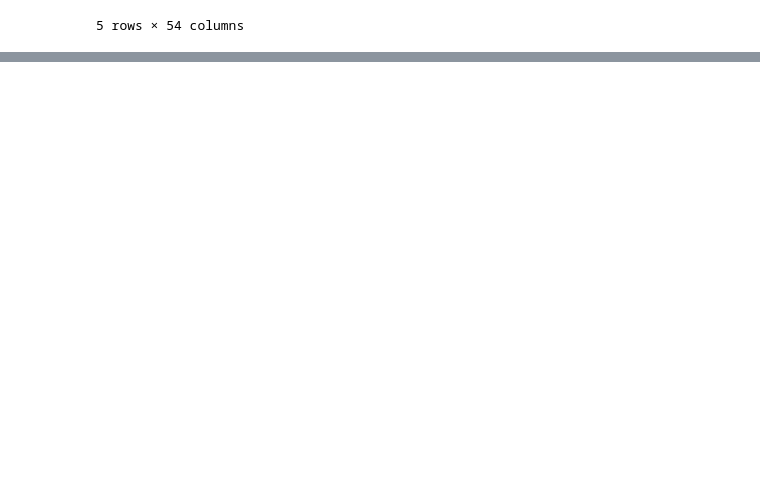
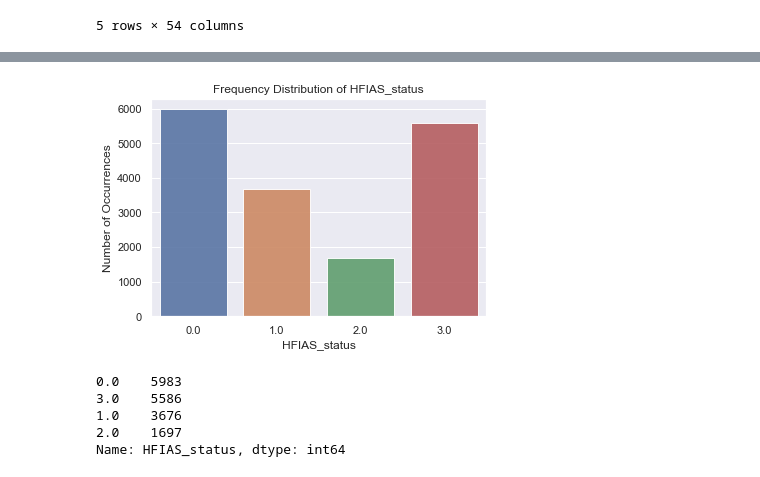
Before and after one commit to willianck/Predicting-Food-Insecurity, a Jupyter notebook: data_wrangling.ipynb, the cells around one changed output, grey strips where cells are left out. Saved outputs shown, nothing was run; the diff lists cells and outputs as text; code cells hidden in the pictures; blank space fills up the shorter version.

Commit message:
Preprocessed Data and Encoded Categorical data

```diff
--- a/data_wrangling.ipynb
+++ b/data_wrangling.ipynb
@@ -30,0 +155,14 @@ data.head()
+# %%
+def process_months(var):
+    if var in months_to_eng:
+            return  months_to_eng.get(var)
+    else: return var
+
+translate = lambda x : process_months(x)
+# %%
+data_model['BestFoodSecMonth'] = data_model.BestFoodSecMonth.apply(translate)
+# %%
+data_model['WorstFoodSecMonth'] = data_model.WorstFoodSecMonth.apply(translate)
+# %%
+data_model.drop(['Head_EducationLevel'],axis=1)
+data_model.set_index('RHoMIS_ID')
@@ -30,0 +184,24 @@ data.head()
+# %%
+# note : consider using  plotly library  for better visualisation
+
+HFIAS_status_count = data_model['HFIAS_status'].value_counts()
+sns.set(style="darkgrid")
+sns.barplot(x = HFIAS_status_count.index, y = HFIAS_status_count.values, alpha=0.9)
+plt.title('Frequency Distribution of HFIAS_status')
+plt.ylabel('Number of Occurrences', fontsize=12)
+plt.xlabel('HFIAS_status', fontsize=12)
+plt.show()
+# %% [output]
+[figure, added]
+# %%
+# encode ordinal data
+HFIAS_status = {'SeverelyFI':0,'ModeratelyFI':1,'MildlyFI':2,'FoodSecure':3 }
+data_model['HFIAS_status'] = data_model.HFIAS_status.apply(process_status)
+
+data_model['HFIAS_status'].value_counts()
+# %% [output]
+0.0    5983
+3.0    5586
+1.0    3676
+2.0    1697
+Name: HFIAS_status, dtype: int64
```
Also changed, not shown: parts of 28 cells of this notebook, 3 other files.
